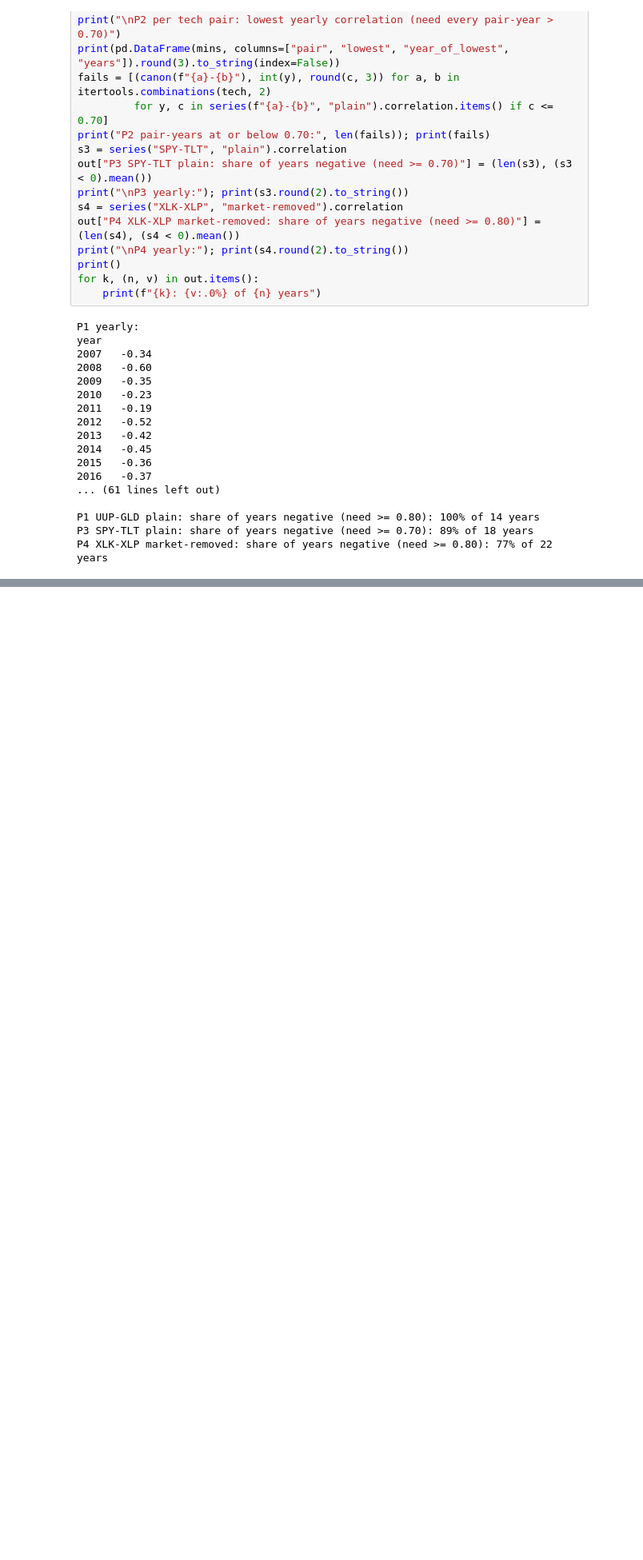
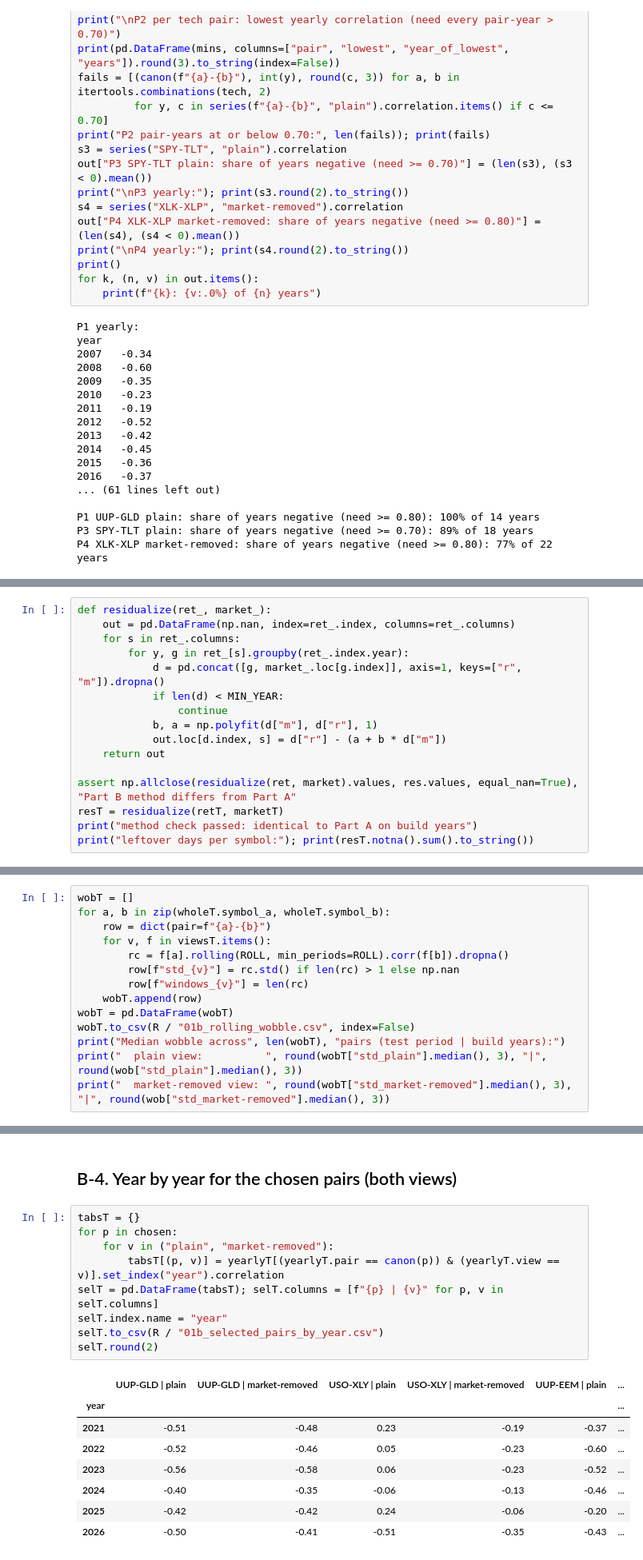
Before and after one commit to LamBuild33/market-rotation-research, a Jupyter notebook: notebooks/01_who_moves_together.ipynb, the cells around one changed output, grey strips where cells are left out. Shown at 80% size. Drawn from its saved outputs; the diff is of its cells as text; blank space fills up the shorter version.

```diff
--- a/notebooks/01_who_moves_together.ipynb
+++ b/notebooks/01_who_moves_together.ipynb
@@ -315,0 +344,16 @@ P4 XLK-XLP market-removed: share of years negative (need >= 0.80): 77% of 22 yea
+# %%
+def residualize(ret_, market_):
+    out = pd.DataFrame(np.nan, index=ret_.index, columns=ret_.columns)
+    for s in ret_.columns:
+        for y, g in ret_[s].groupby(ret_.index.year):
+            d = pd.concat([g, market_.loc[g.index]], axis=1, keys=["r", "m"]).dropna()
+            if len(d) < MIN_YEAR:
+                continue
+            b, a = np.polyfit(d["m"], d["r"], 1)
+            out.loc[d.index, s] = d["r"] - (a + b * d["m"])
+    return out
+
+assert np.allclose(residualize(ret, market).values, res.values, equal_nan=True), "Part B method differs from Part A"
+resT = residualize(retT, marketT)
+print("method check passed: identical to Part A on build years")
+print("leftover days per symbol:"); print(resT.notna().sum().to_string())
@@ -315,0 +416,14 @@ P4 XLK-XLP market-removed: share of years negative (need >= 0.80): 77% of 22 yea
+# %%
+wobT = []
+for a, b in zip(wholeT.symbol_a, wholeT.symbol_b):
+    row = dict(pair=f"{a}-{b}")
+    for v, f in viewsT.items():
+        rc = f[a].rolling(ROLL, min_periods=ROLL).corr(f[b]).dropna()
+        row[f"std_{v}"] = rc.std() if len(rc) > 1 else np.nan
+        row[f"windows_{v}"] = len(rc)
+    wobT.append(row)
+wobT = pd.DataFrame(wobT)
+wobT.to_csv(R / "01b_rolling_wobble.csv", index=False)
+print("Median wobble across", len(wobT), "pairs (test period | build years):")
+print("  plain view:          ", round(wobT["std_plain"].median(), 3), "|", round(wob["std_plain"].median(), 3))
+print("  market-removed view: ", round(wobT["std_market-removed"].median(), 3), "|", round(wob["std_market-removed"].median(), 3))
@@ -315,0 +434,20 @@ P4 XLK-XLP market-removed: share of years negative (need >= 0.80): 77% of 22 yea
+# %% [markdown]
+## B-4. Year by year for the chosen pairs (both views)
+# %%
+tabsT = {}
+for p in chosen:
+    for v in ("plain", "market-removed"):
+        tabsT[(p, v)] = yearlyT[(yearlyT.pair == canon(p)) & (yearlyT.view == v)].set_index("year").correlation
+selT = pd.DataFrame(tabsT); selT.columns = [f"{p} | {v}" for p, v in selT.columns]
+selT.index.name = "year"
+selT.to_csv(R / "01b_selected_pairs_by_year.csv")
+selT.round(2)
+# %% [output]
+|  | UUP-GLD | plain | UUP-GLD | market-removed | USO-XLY | plain | USO-XLY | market-removed | UUP-EEM | plain | ... |
+| year |  |  |  |  |  | ... |
+| 2021 | -0.51 | -0.48 | 0.23 | -0.19 | -0.37 | ... |
+| 2022 | -0.52 | -0.46 | 0.05 | -0.23 | -0.60 | ... |
+| 2023 | -0.56 | -0.58 | 0.06 | -0.23 | -0.52 | ... |
+| 2024 | -0.40 | -0.35 | -0.06 | -0.13 | -0.46 | ... |
+| 2025 | -0.42 | -0.42 | 0.24 | -0.06 | -0.20 | ... |
+| 2026 | -0.50 | -0.41 | -0.51 | -0.35 | -0.43 | ... |
```
Also changed, not shown: parts of 16 cells of this notebook, 11 other files.
